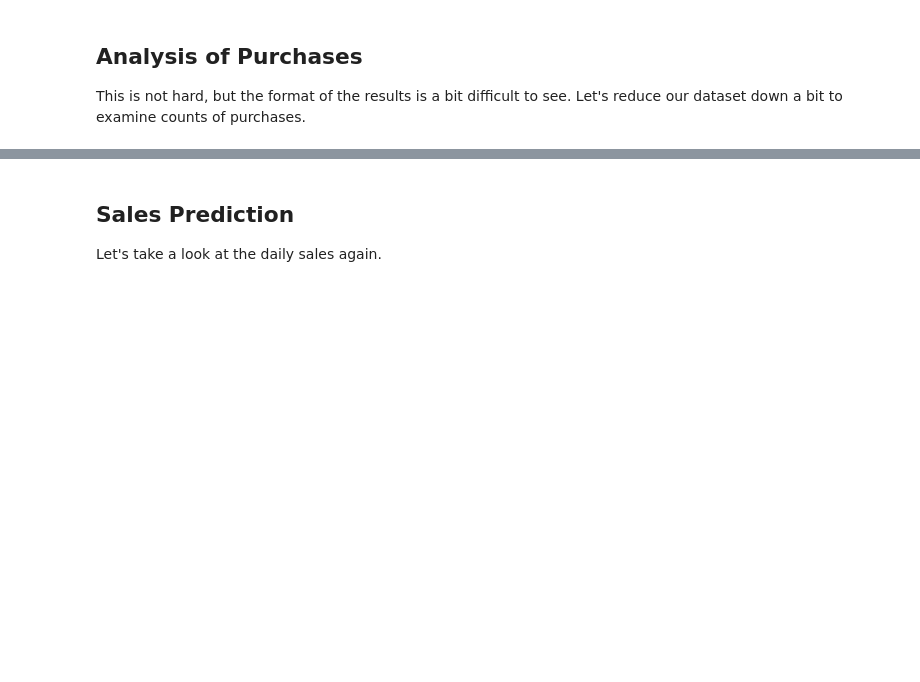
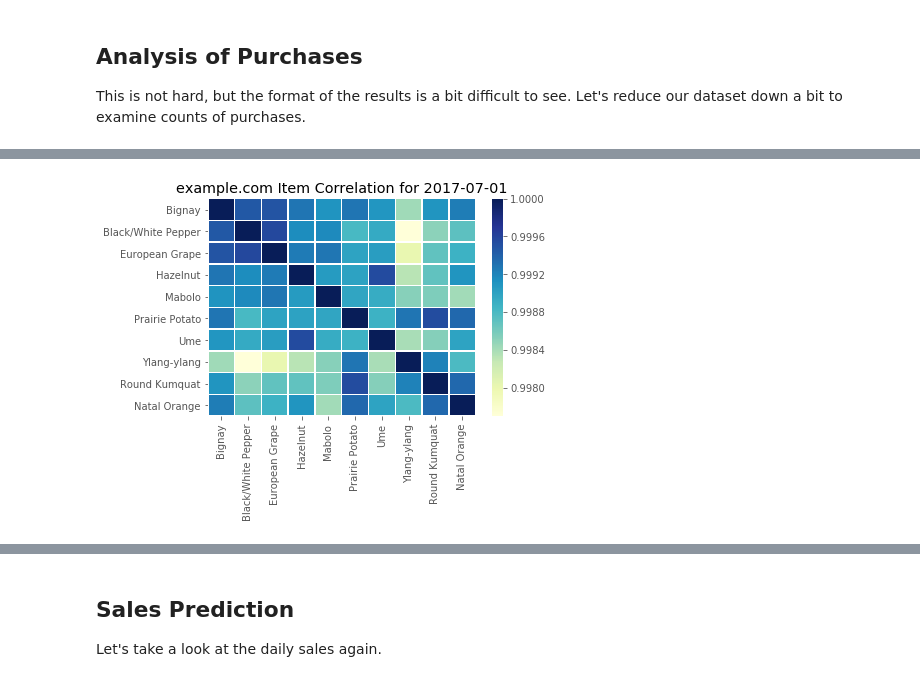
Before and after one commit to dtsmith2001/p-data-challenge, a Jupyter notebook: Report.ipynb, the cells around one changed output, grey strips where cells are left out. Saved outputs shown, nothing was run; the diff lists cells and outputs as text; code cells hidden in the pictures; blank space fills up the shorter version.

```diff
--- a/Report.ipynb
+++ b/Report.ipynb
@@ -317,5 +319,4 @@ Now we can look at the top five purchases for each column.
 # %%
 gb_frames = []
-for _, group in gr:
-    gb_frames.append(group.nlargest(5, "Bignay"))
-gb_frames[0]
+for name, group in gr:
+    gb_frames.append({"date": name[0], "domain_name": name[1], "frame": group})
@@ -328,0 +351,7 @@ gb_frames[0]
+# %%
+corr = gb_frames[0]["frame"][item_lists].corr()
+ax = sns.heatmap(corr, xticklabels=corr.columns.values, yticklabels=corr.columns.values,
+                 linewidths=.5, cmap="YlGnBu")
+plt.title("{} Item Correlation for {}".format(gb_frames[0]["domain_name"], gb_frames[0]["date"]));
+# %% [output]
+[figure, added]
```
Also changed, not shown: parts of 16 cells of this notebook, 1 other file.
